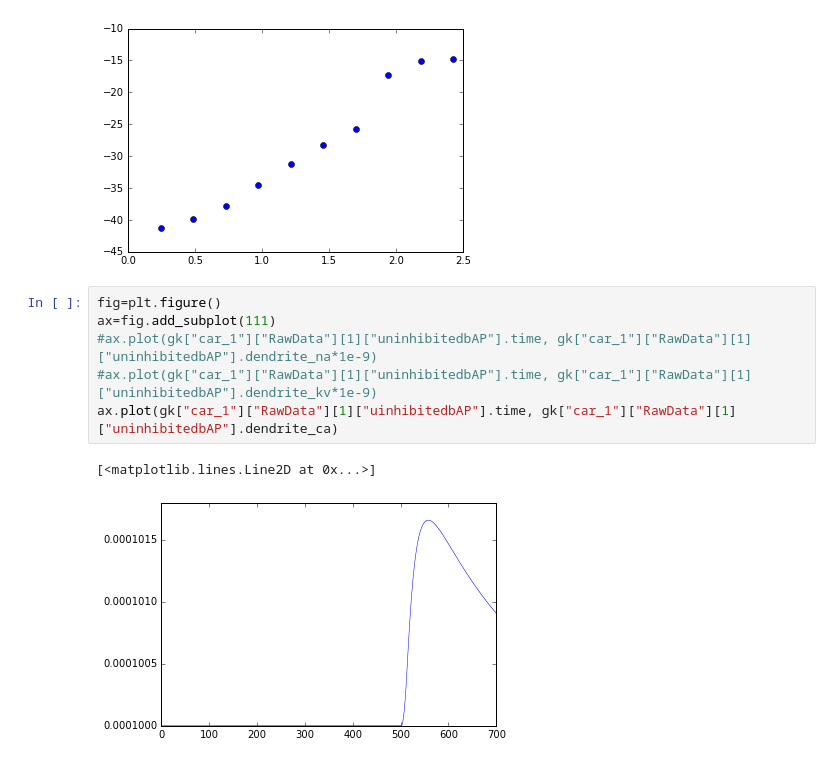
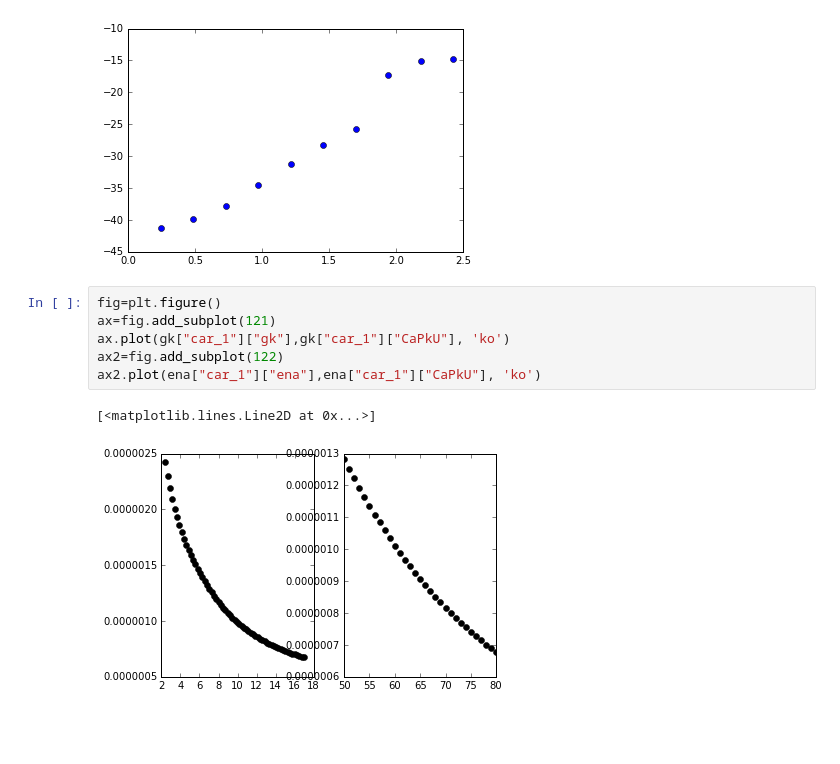
Before and after one commit to jtchang/KChannelModel, a Jupyter notebook: Chang&Higley(2017).ipynb, the cells around one changed output. Saved outputs shown, nothing was run; the diff lists cells and outputs as text; blank space fills up the shorter version.

```diff
--- a/Chang&Higley(2017).ipynb
+++ b/Chang&Higley(2017).ipynb
@@ -97,12 +97,12 @@ ax.plot(gk["car_1"]["gk"], gk["car_1"]["CaInh"], 'o')
 # %% [output]
 [<matplotlib.lines.Line2D at 0x...>]
 [figure]
-# %%
-fig=plt.figure()
-ax=fig.add_subplot(111)
-#ax.plot(gk["car_1"]["RawData"][1]["uninhibitedbAP"].time, gk["car_1"]["RawData"][1]["uninhibitedbAP"].dendrite_na*1e-9)
-#ax.plot(gk["car_1"]["RawData"][1]["uninhibitedbAP"].time, gk["car_1"]["RawData"][1]["uninhibitedbAP"].dendrite_kv*1e-9)
-ax.plot(gk["car_1"]["RawData"][1]["uinhibitedbAP"].time, gk["car_1"]["RawData"][1]["uninhibitedbAP"].dendrite_ca)
-# %% [output]
-[<matplotlib.lines.Line2D at 0x...>]
-[figure, removed]
+# %%
+fig=plt.figure()
+ax=fig.add_subplot(121)
+ax.plot(gk["car_1"]["gk"],gk["car_1"]["CaPkU"], 'ko')
+ax2=fig.add_subplot(122)
+ax2.plot(ena["car_1"]["ena"],ena["car_1"]["CaPkU"], 'ko')
+# %% [output]
+[<matplotlib.lines.Line2D at 0x...>]
+[figure, added]
```
Also changed, not shown: parts of 2 cells of this notebook, 2 other files.
